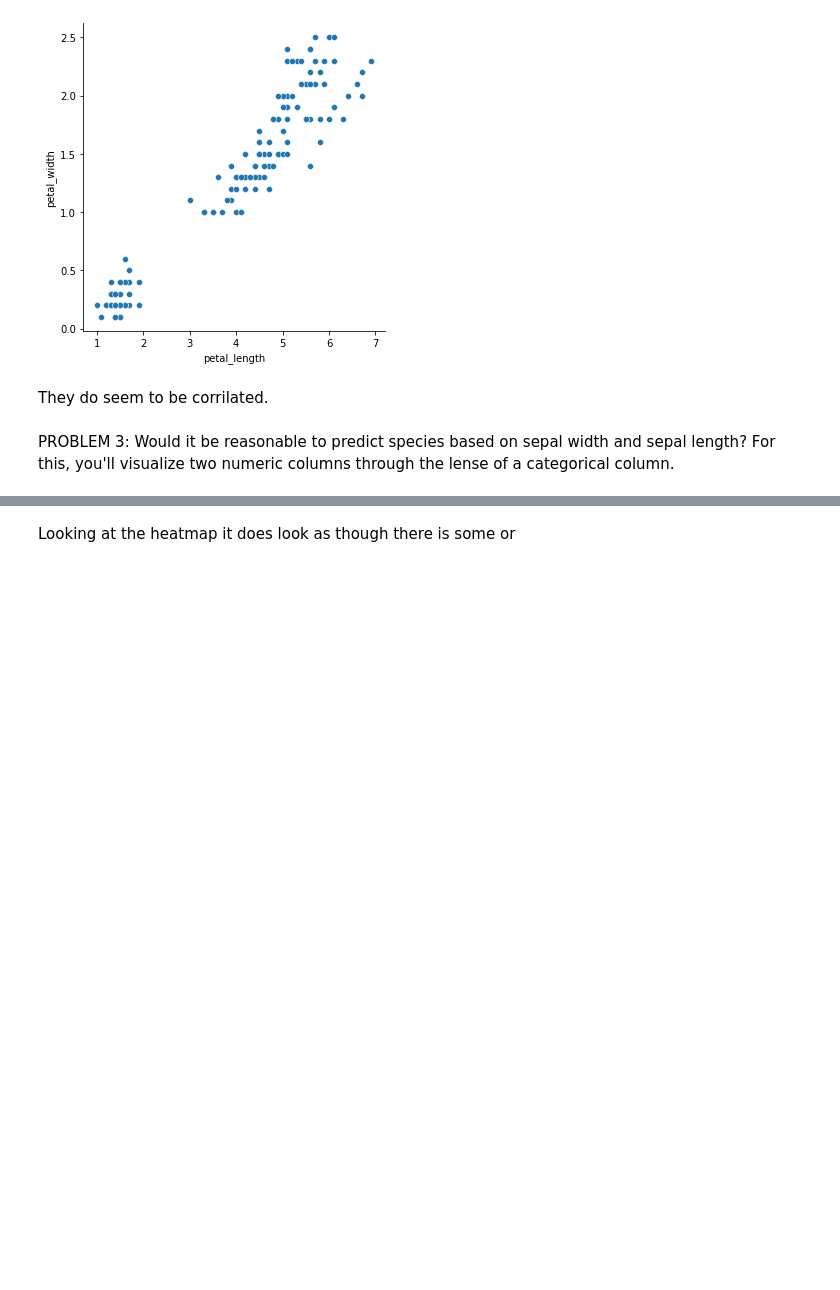
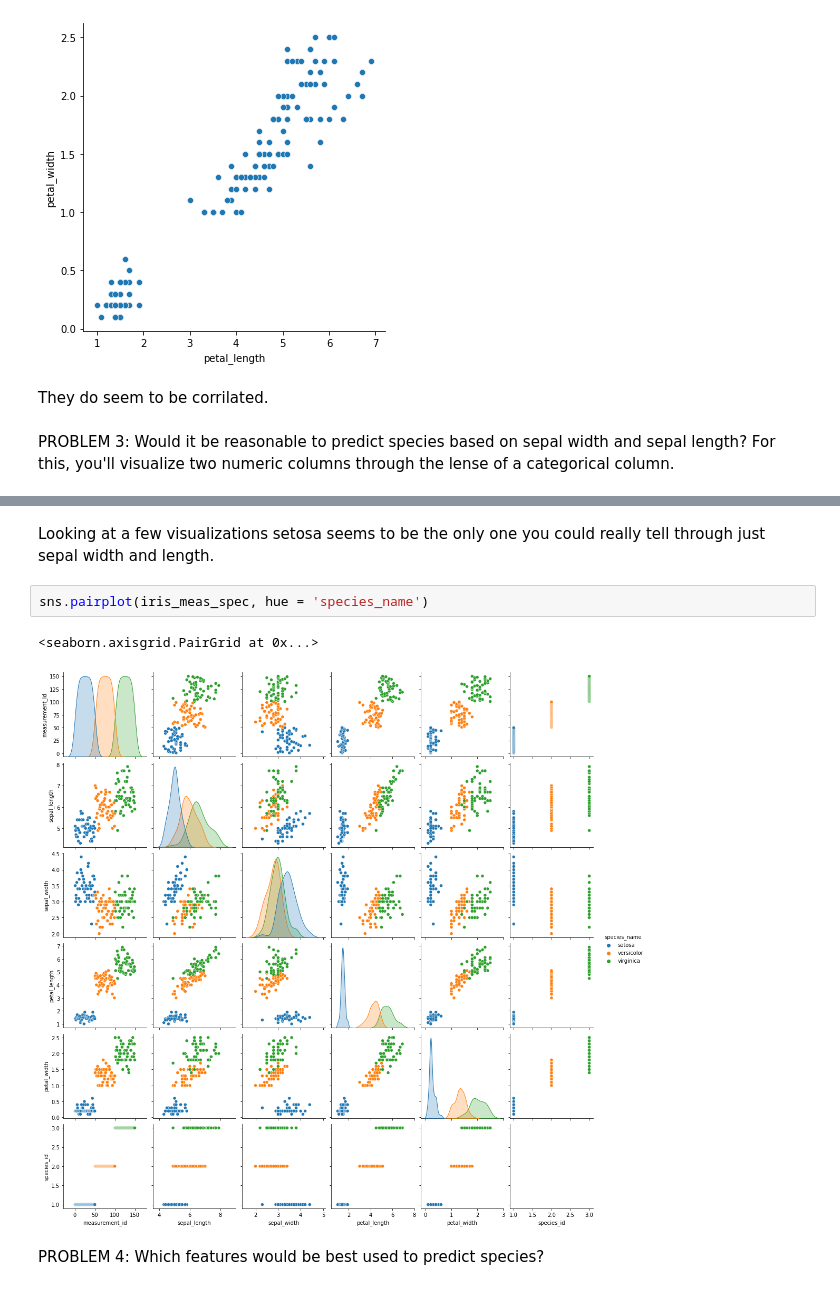
Before and after one commit to mwboiss/numpy-pandas-visualization-exercises, a Jupyter notebook: seaborn_exercises.ipynb, the cells around one changed output, grey strips where cells are left out. Cells and saved outputs as stored; diff of their text form; blank space fills up the shorter version.

Commit message:
Seaborn Push

```diff
--- a/seaborn_exercises.ipynb
+++ b/seaborn_exercises.ipynb
@@ -168,4 +181,11 @@ sns.jointplot(data= iris_meas_spec, x = 'sepal_width', y = 'sepal_length', hue =
 <seaborn.axisgrid.JointGrid at 0x...>
 [figure]
 # %% [markdown]
-Looking at the heatmap it does look as though there is some or
+Looking at a few visualizations setosa seems to be the only one you could really tell through just sepal width and length.
+# %%
+sns.pairplot(iris_meas_spec, hue = 'species_name')
+# %% [output]
+<seaborn.axisgrid.PairGrid at 0x...>
+[figure, added]
+# %% [markdown]
+PROBLEM 4: Which features would be best used to predict species?
```
Also changed, not shown: parts of 34 cells of this notebook.
